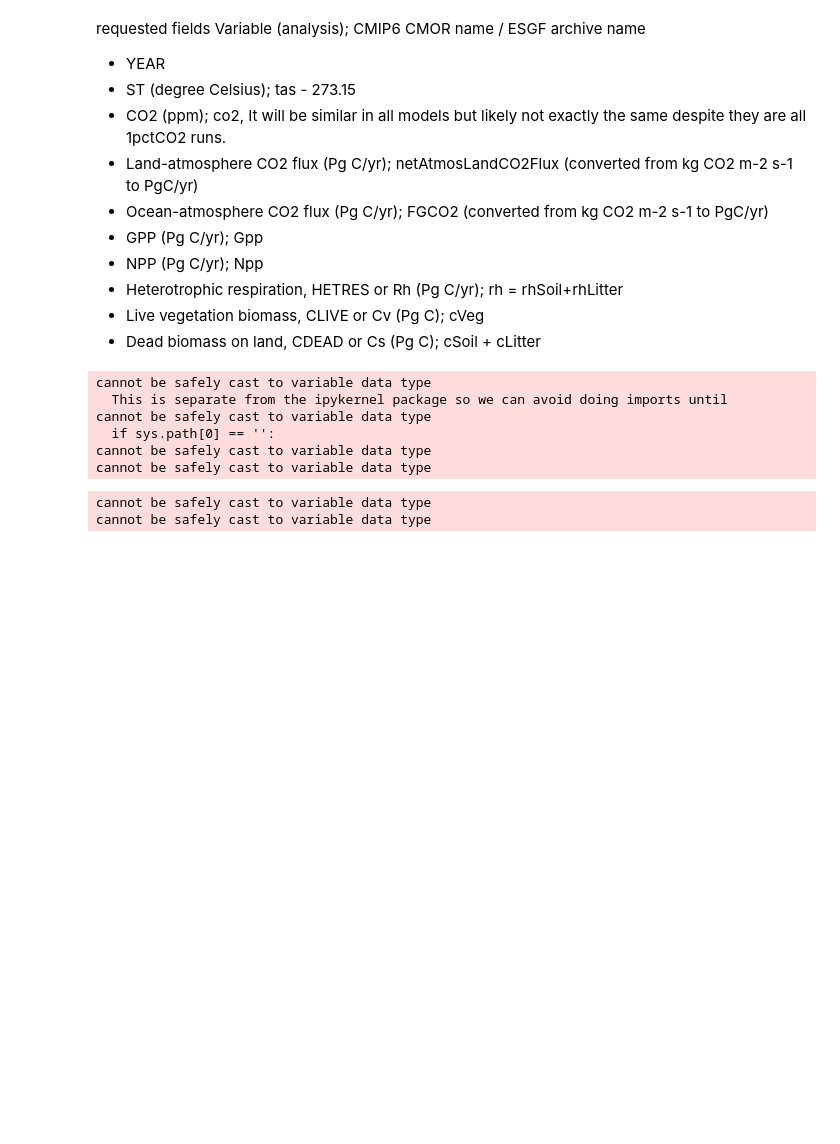
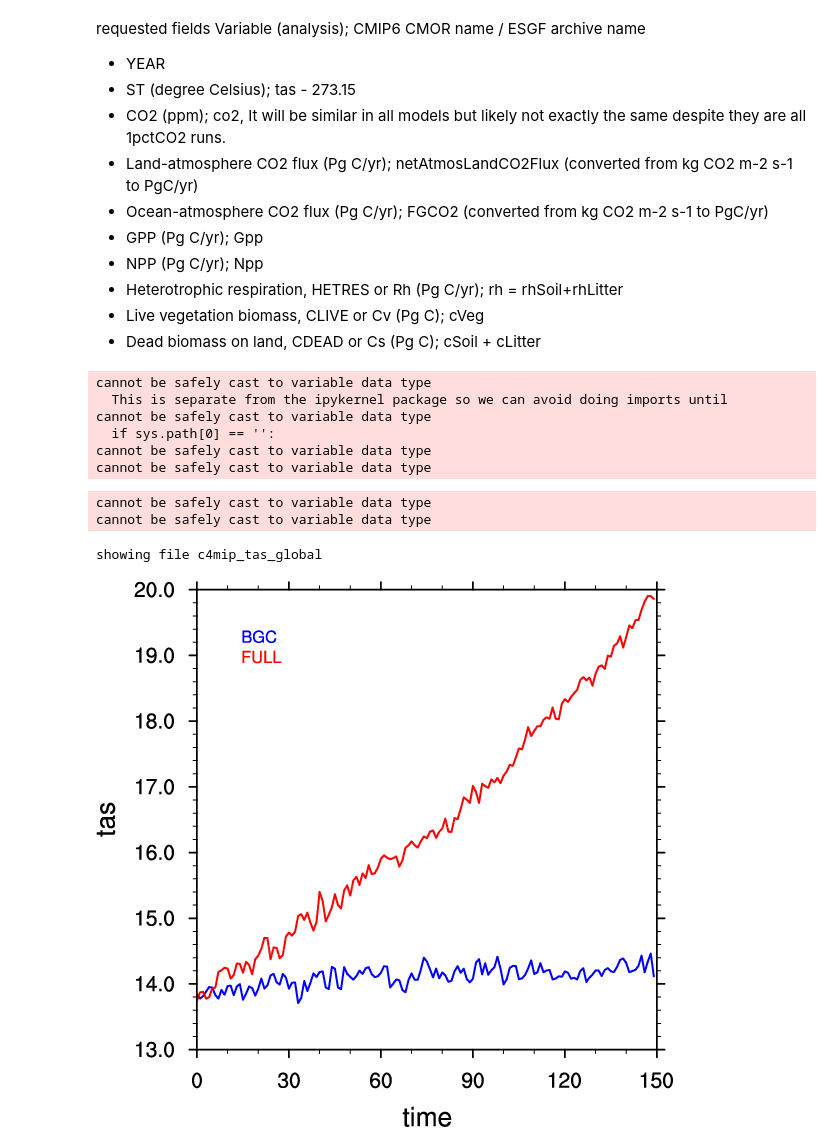
Before and after one commit to ckoven/cesm2_c4mip, a Jupyter notebook: cesm_c4mip.ipynb, the cells around one changed output. Saved outputs shown, nothing was run; the diff lists cells and outputs as text; code cells hidden in the pictures; blank space fills up the shorter version.

```diff
--- a/cesm_c4mip.ipynb
+++ b/cesm_c4mip.ipynb
@@ -69,33 +69,35 @@ cannot be safely cast to variable data type
 # %%
 tasfilenames = [
 ['tas_Amon_CESM2_1pctCO2-bgc_r1i1p1f1_gn_000101-005012.nc',
 'tas_Amon_CESM2_1pctCO2-bgc_r1i1p1f1_gn_005101-010012.nc',
 'tas_Amon_CESM2_1pctCO2-bgc_r1i1p1f1_gn_010101-015012.nc'],
 ['tas_Amon_CESM2_1pctCO2_r1i1p1f1_gn_000101-005012.nc',
 'tas_Amon_CESM2_1pctCO2_r1i1p1f1_gn_005101-010012.nc',
 'tas_Amon_CESM2_1pctCO2_r1i1p1f1_gn_010101-015012.nc']
 ]
 
 tasfiles_bgc=[]
 for i in range(len(tasfilenames[0])):
     tasfiles_bgc.append(nc4.Dataset(tasfilenames[0][i]))
 
 tasfiles_ful=[]
 for i in range(len(tasfilenames[1])):
     tasfiles_ful.append(nc4.Dataset(tasfilenames[1][i]))
 
 tas_bgc = np.ma.row_stack((tasfiles_bgc[0].variables['tas'][:],tasfiles_bgc[1].variables['tas'][:],tasfiles_bgc[2].variables['tas'][:]))- 273.15
 tas_bgc_annual = smoothlib.monthly_to_annual(tas_bgc)
 tas_bgc_global_annual = geog_funcs.area_average(tas_bgc_annual, lat, lon, area=area)
 
 tas_ful = np.ma.row_stack((tasfiles_ful[0].variables['tas'][:],tasfiles_ful[1].variables['tas'][:],tasfiles_ful[2].variables['tas'][:]))- 273.15
 tas_ful_annual = smoothlib.monthly_to_annual(tas_ful)
 tas_ful_global_annual = geog_funcs.area_average(tas_ful_annual, lat, lon, area=area)
 
-map_funcs.xyplot(np.arange(len(tas_ful_global_annual)), np.row_stack((tas_bgc_global_annual,tas_ful_global_annual)), file='c4mip_tas_global', ytitle='tas', xtitle='time', showjupyter=False, colors=['blue','red'], labels=['BGC','FULL'])
+map_funcs.xyplot(np.arange(len(tas_ful_global_annual)), np.row_stack((tas_bgc_global_annual,tas_ful_global_annual)), file='c4mip_tas_global', ytitle='tas', xtitle='time', showjupyter=True, colors=['blue','red'], labels=['BGC','FULL'])
 # %% [output]
 cannot be safely cast to variable data type
 cannot be safely cast to variable data type
+showing file c4mip_tas_global
+[figure, added]
 # %%
 co2filenames = [
 ['co2_Amon_CESM2_1pctCO2_r1i1p1f1_gn_000101-005012.nc',
```
Also changed, not shown: parts of 11 cells of this notebook.
